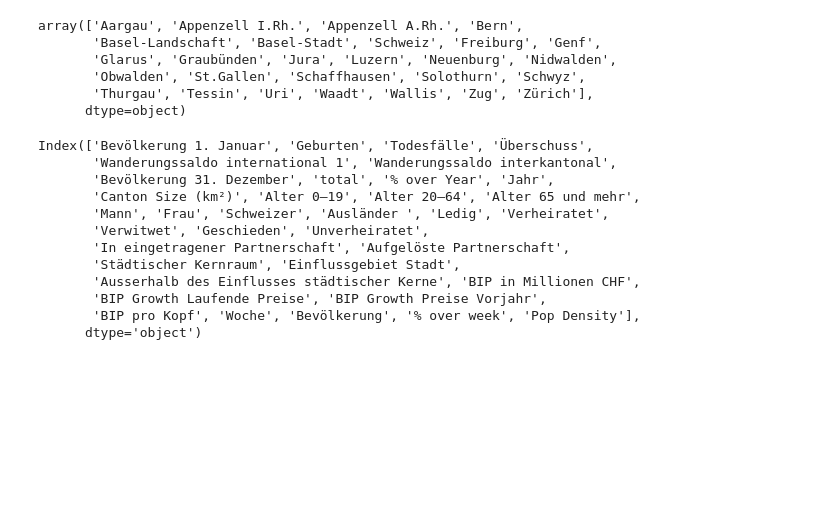
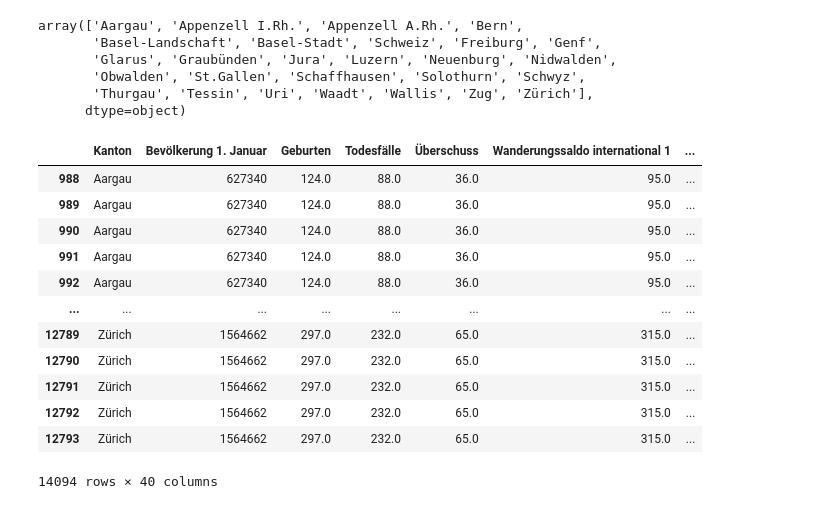
Before and after one commit to th-kl/DSF, a Jupyter notebook: notebooks/population_data.ipynb, the cells around one changed output. Saved outputs shown, nothing was run; the diff lists cells and outputs as text; code cells hidden in the pictures; blank space fills up the shorter version.

```diff
--- a/notebooks/population_data.ipynb
+++ b/notebooks/population_data.ipynb
@@ -385,20 +385,19 @@ for region in region_to_ct.keys():
         ct_to_region[canton] = region
 # %%
 weekly_data_df['region'] = weekly_data_df['Kanton'].apply(lambda x: ct_to_region[x])
+
+weekly_data_df
+# %% [output]
+|  | Kanton | Bevölkerung 1. Januar | Geburten | Todesfälle | Überschuss | Wanderungssaldo international 1 | ... |
+| 988 | Aargau | 627340 | 124.0 | 88.0 | 36.0 | 95.0 | ... |
+| 989 | Aargau | 627340 | 124.0 | 88.0 | 36.0 | 95.0 | ... |
+| 990 | Aargau | 627340 | 124.0 | 88.0 | 36.0 | 95.0 | ... |
+| 991 | Aargau | 627340 | 124.0 | 88.0 | 36.0 | 95.0 | ... |
+| 992 | Aargau | 627340 | 124.0 | 88.0 | 36.0 | 95.0 | ... |
+| ... | ... | ... | ... | ... | ... | ... | ... |
+| 12789 | Zürich | 1564662 | 297.0 | 232.0 | 65.0 | 315.0 | ... |
+| 12790 | Zürich | 1564662 | 297.0 | 232.0 | 65.0 | 315.0 | ... |
+| 12791 | Zürich | 1564662 | 297.0 | 232.0 | 65.0 | 315.0 | ... |
+| 12792 | Zürich | 1564662 | 297.0 | 232.0 | 65.0 | 315.0 | ... |
+| 12793 | Zürich | 1564662 | 297.0 | 232.0 | 65.0 | 315.0 | ... |
+14094 rows × 40 columns
-# %%
-weekly_data_reg = weekly_data_df.groupby(['region', 'Jahr-Woche']).sum()
-
-weekly_data_reg.columns
-# %% [output]
-Index(['Bevölkerung 1. Januar', 'Geburten', 'Todesfälle', 'Überschuss',
-       'Wanderungssaldo international 1', 'Wanderungssaldo interkantonal',
-       'Bevölkerung 31. Dezember', 'total', '% over Year', 'Jahr',
-       'Canton Size (km²)', 'Alter 0–19', 'Alter 20–64', 'Alter 65 und mehr',
-       'Mann', 'Frau', 'Schweizer', 'Ausländer ', 'Ledig', 'Verheiratet',
-       'Verwitwet', 'Geschieden', 'Unverheiratet',
-       'In eingetragener Partnerschaft', 'Aufgelöste Partnerschaft',
-       'Städtischer Kernraum', 'Einflussgebiet Stadt',
-       'Ausserhalb des Einflusses städtischer Kerne', 'BIP in Millionen CHF',
-       'BIP Growth Laufende Preise', 'BIP Growth Preise Vorjahr',
-       'BIP pro Kopf', 'Woche', 'Bevölkerung', '% over week', 'Pop Density'],
-      dtype='object')
```
Also changed, not shown: parts of 5 cells of this notebook, 2 other files.
